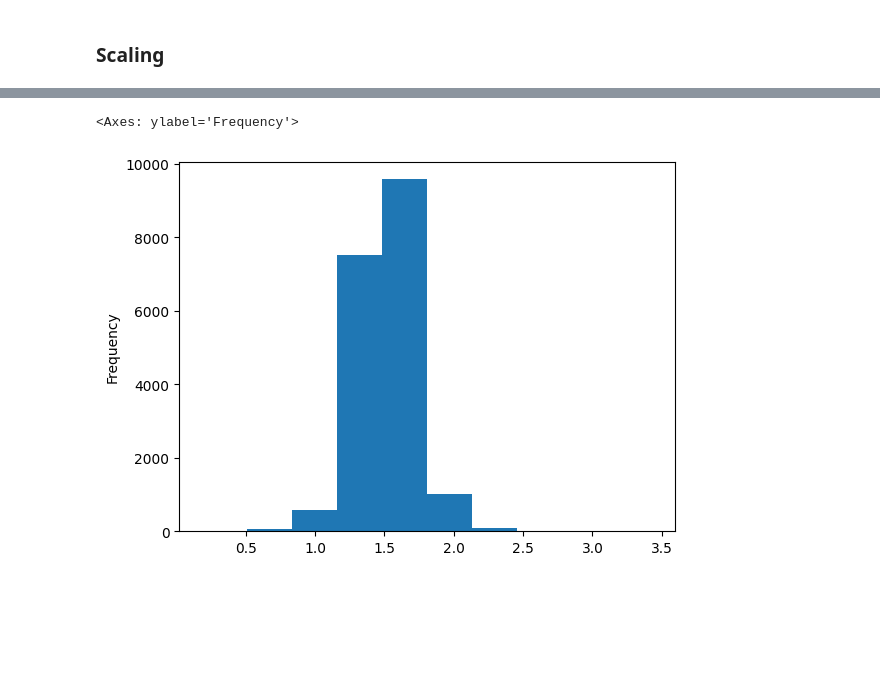
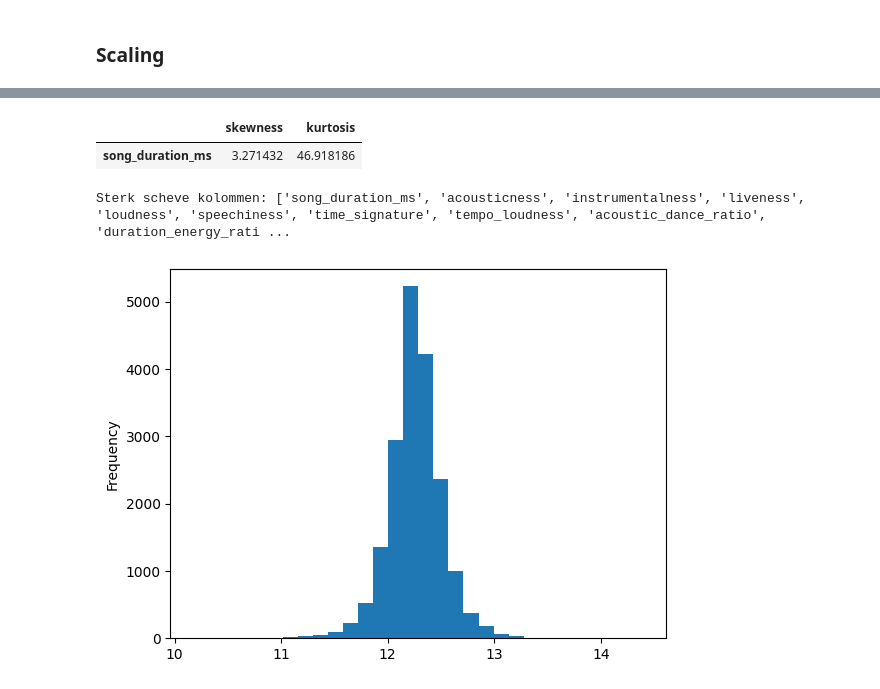
Before and after one commit to OdessaA/DataScience_SongPrediction, a Jupyter notebook: Data Exploratie.ipynb, the cells around one changed output, grey strips where cells are left out. Cells and saved outputs as stored; diff of their text form; code cells hidden in the pictures; blank space fills up the shorter version.

```diff
--- a/Data Exploratie.ipynb
+++ b/Data Exploratie.ipynb
@@ -487,7 +539,11 @@ instrumentalness
 Name: count, Length: 3925, dtype: int64
 # %%
 # 2 nummers droppen
+df_num = df_num.drop([7119, 11171]).reset_index(drop=True)
 df = df.drop([7119, 11171]).reset_index(drop=True)
+# %%
+df = df[df['time_signature'] > 1]
+df_num = df_num[df_num['time_signature'] > 1]
 # %% [markdown]
 <a id="keys-feature"></a>
 ### 3.2 Keys feature
@@ -510,7 +566,7 @@ ax = sample['key'].plot()
 # %%
 # Handmatig cyclisch encoden
 
-df['key_sin'] = np.sin(2*np.pi*df['key']/12)
-df['key_cos'] = np.cos(2*np.pi*df['key']/12)
+df_num['key_sin'] = np.sin(2*np.pi*df['key']/12)
+df_num['key_cos'] = np.cos(2*np.pi*df['key']/12)
 # %%
 # Plotten van key met eerste 60 data na cyclisch encoden.
@@ -678,5 +729,16 @@ plt.figure()
+# %%
+# Skewness en kurtosis van song_duration_ms vóór log transformatie
+song_duration = ['song_duration_ms']
+stats_origineel = skewness_kurtosis(df_num[song_duration])
+skewed_cols = stats.loc[stats['skewness'].abs() > 1].index.tolist()
+print("Sterk scheve kolommen:", skewed_cols)
+# %% [output]
+|  | skewness | kurtosis |
+| song_duration_ms | 3.271432 | 46.918186 |
+Sterk scheve kolommen: ['song_duration_ms', 'acousticness', 'instrumentalness', 'liveness', 'loudness', 'speechiness', 'time_signature', 'tempo_loudness', 'acoustic_dance_ratio', 'duration_energy_rati ...
 # %%
-X['song_duration_ms'].apply(lambda x: np.log1p(x/60000)).plot.hist()
+df_num['song_duration_ms'] = np.log1p(df_num['song_duration_ms'])
+df_num['song_duration_ms'].plot.hist(bins=30)
+plt.show()
 # %% [output]
-<Axes: ylabel='Frequency'>
-[figure, old version]
+[figure, new version]
```
Also changed, not shown: parts of 48 cells of this notebook.
